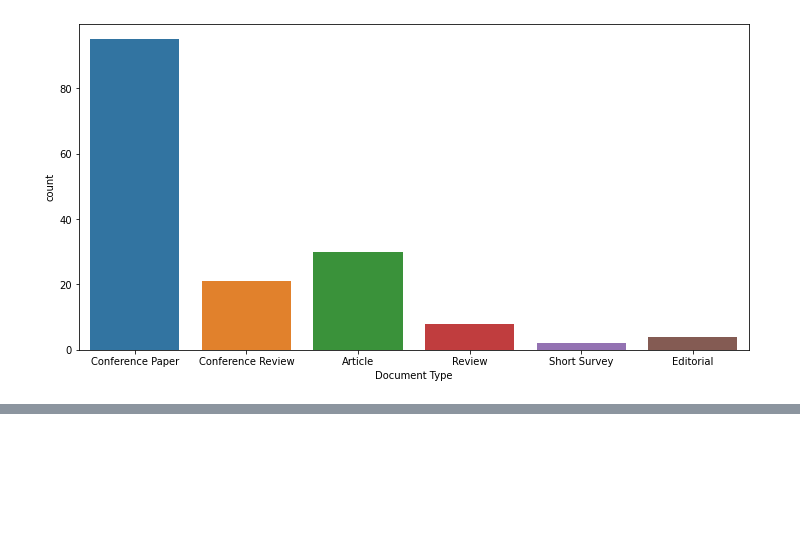
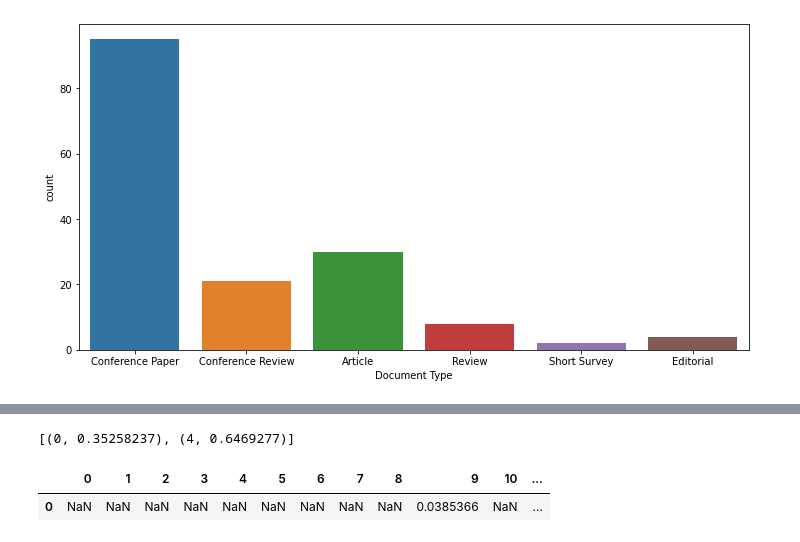
Before and after one commit to MaksOpp/web-intelligence-project, a Jupyter notebook: main.ipynb, the cells around one changed output, grey strips where cells are left out. Cells and saved outputs as stored; diff of their text form; code cells hidden in the pictures; blank space fills up the shorter version.

```diff
--- a/main.ipynb
+++ b/main.ipynb
@@ -203,0 +275,5 @@ sns.heatmap(data.isnull(),yticklabels=False,cbar=False,cmap='viridis',ax=ax)
+# %%
+data['tokens'] = data['tokens_sentences_lemmatized'].map(lambda sentences: list(chain.from_iterable(sentences)))
+data['tokens'] = data['tokens'].map(lambda tokens: [token.lower() for token in tokens if token.isalpha()
+                                                    and token.lower() not in my_stopwords and len(token)>1])
+data['tokens'].head(1).tolist()[0][:30]
@@ -203,0 +298,22 @@ sns.heatmap(data.isnull(),yticklabels=False,cbar=False,cmap='viridis',ax=ax)
+# %%
+from gensim.models import Phrases
+
+tokens = data['tokens'].tolist()
+bigram_model = Phrases(tokens)
+trigram_model = Phrases(bigram_model[tokens], min_count=1)
+tokens = list(trigram_model[bigram_model[tokens]])
+
+from gensim import corpora
+
+dictionary_LDA = corpora.Dictionary(tokens)
+dictionary_LDA.filter_extremes(no_below=3)
+corpus = [dictionary_LDA.doc2bow(tok) for tok in tokens]
+
+from gensim import models
+
+np.random.seed(123456)
+num_topics = 7
+%time lda_model = models.LdaModel(corpus, num_topics=num_topics, \
+                                  id2word=dictionary_LDA, \
+                                  passes=4, alpha=[0.01]*num_topics, \
+                                  eta=[0.01]*len(dictionary_LDA.keys()))
@@ -203,0 +322,4 @@ sns.heatmap(data.isnull(),yticklabels=False,cbar=False,cmap='viridis',ax=ax)
+# %%
+for i,topic in lda_model.show_topics(formatted=True, num_topics=num_topics, num_words=20):
+    print(str(i)+": "+ topic)
+    print()
@@ -203,0 +342,17 @@ sns.heatmap(data.isnull(),yticklabels=False,cbar=False,cmap='viridis',ax=ax)
+# %%
+lda_model[corpus[0]]
+# %% [output]
+[(0, 0.35258237), (4, 0.6469277)]
+# %%
+topics = [lda_model[corpus[i]] for i in range(len(data))]
+
+def topics_document_to_dataframe(topics_document, num_topics):
+    res = pd.DataFrame(columns=range(num_topics))
+    for topic_weight in topics_document:
+        res.loc[0, topic_weight[0]] = topic_weight[1]
+    return res
+
+topics_document_to_dataframe([(9, 0.03853655432967504), (15, 0.09130117862212643), (18, 0.8692868808484044)], 20)
+# %% [output]
+|  | 0 | 1 | 2 | 3 | 4 | 5 | 6 | 7 | 8 | 9 | 10 | ... |
+| 0 | NaN | NaN | NaN | NaN | NaN | NaN | NaN | NaN | NaN | 0.0385366 | NaN | ... |
```
Also changed, not shown: parts of 19 cells of this notebook.
